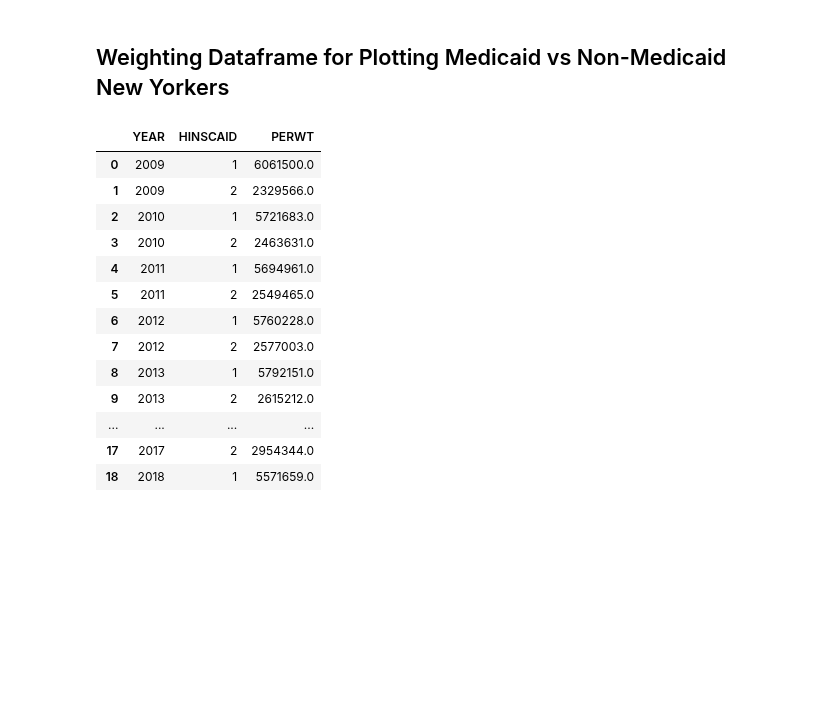
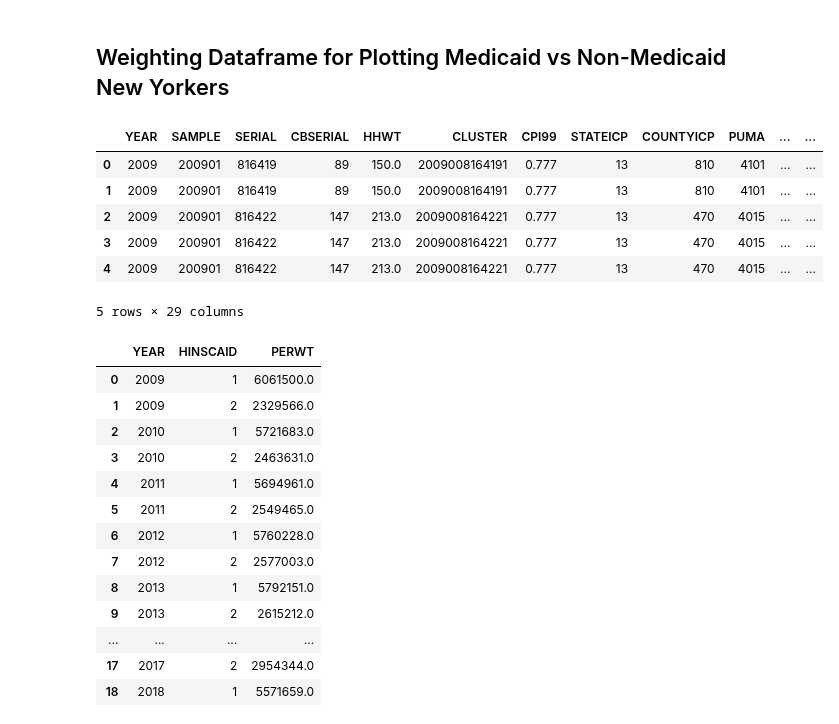
Before and after one commit to mspp-data-studio-2021/Ariel_Medex, a Jupyter notebook: 004 Combined Medicaid and Non-Medicaid Population Analysis.ipynb, the cells around one changed output. Cells and saved outputs as stored; diff of their text form; code cells hidden in the pictures; blank space fills up the shorter version.

```diff
--- a/004 Combined Medicaid and Non-Medicaid Population Analysis.ipynb
+++ b/004 Combined Medicaid and Non-Medicaid Population Analysis.ipynb
@@ -16,6 +16,16 @@ import weightedcalcs as wc
 df = pd.read_csv('Data/004usa_00005.csv')
 # %% [markdown]
 ## Weighting Dataframe for Plotting Medicaid vs Non-Medicaid New Yorkers
+# %%
+county_totals = df.groupby(['COUNTYICP'])
+# %% [output]
+|  | YEAR | SAMPLE | SERIAL | CBSERIAL | HHWT | CLUSTER | CPI99 | STATEICP | COUNTYICP | PUMA | ... | ... |
+| 0 | 2009 | 200901 | 816419 | 89 | 150.0 | 2009008164191 | 0.777 | 13 | 810 | 4101 | ... | ... |
+| 1 | 2009 | 200901 | 816419 | 89 | 150.0 | 2009008164191 | 0.777 | 13 | 810 | 4101 | ... | ... |
+| 2 | 2009 | 200901 | 816422 | 147 | 213.0 | 2009008164221 | 0.777 | 13 | 470 | 4015 | ... | ... |
+| 3 | 2009 | 200901 | 816422 | 147 | 213.0 | 2009008164221 | 0.777 | 13 | 470 | 4015 | ... | ... |
+| 4 | 2009 | 200901 | 816422 | 147 | 213.0 | 2009008164221 | 0.777 | 13 | 470 | 4015 | ... | ... |
+5 rows × 29 columns
 # %%
 weighted_df = df.groupby(['YEAR', 'HINSCAID'], as_index=False).sum()[['YEAR', 'HINSCAID', 'PERWT']]
 # %%
```
Also changed, not shown: parts of 1 cell of this notebook.
